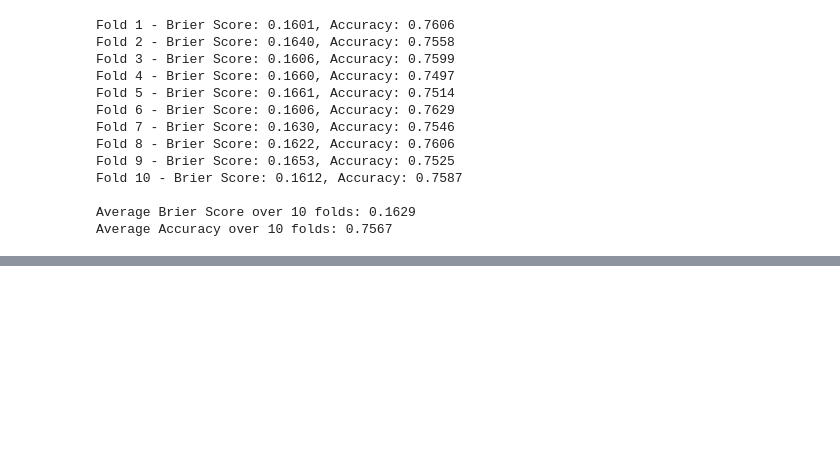
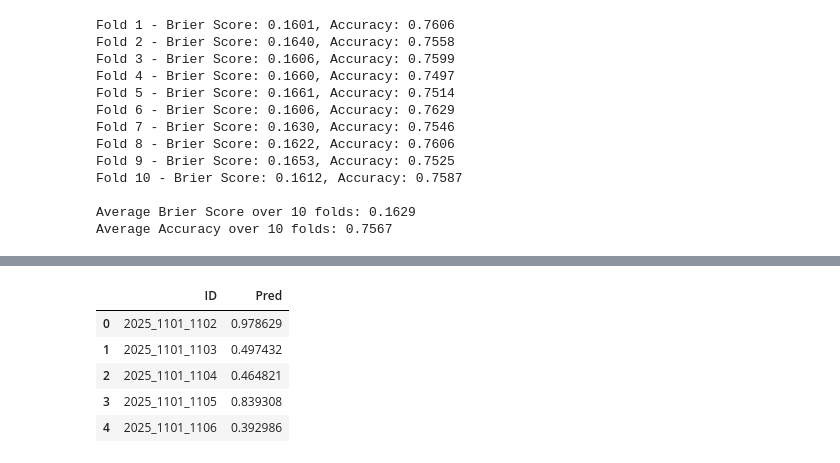
Before and after one commit to sidthakur08/mm-2025, a Jupyter notebook: final_nb.ipynb, the cells around one changed output, grey strips where cells are left out. Cells and saved outputs as stored; diff of their text form; code cells hidden in the pictures; blank space fills up the shorter version.

```diff
--- a/final_nb.ipynb
+++ b/final_nb.ipynb
@@ -254,5 +276,7 @@ final_df.head()
 | 3 | 2003 | 35 | 1250 | 1162 | 1.180624 | 3.828888 | 0.077071 | ... |
 | 4 | 2003 | 37 | 1140 | 1360 | 0.619789 | 1.986108 | 0.035920 | ... |
 # %%
-train_data = final_df[final_df['Season'].isin(range(2003, 2025))].reset_index(drop=True)
-train_data.to_csv('./data/final_train_data.csv', index=False)
+train_dataM = final_dfM[final_dfM['Season'].isin(range(2003, 2025))].reset_index(drop=True)
+train_dataM.to_csv('./data/final_train_dataM.csv', index=False)
+train_dataW = final_dfW[final_dfW['Season'].isin(range(2003, 2025))].reset_index(drop=True)
+train_dataW.to_csv('./data/final_train_dataW.csv', index=False)
@@ -375,11 +453,10 @@ team_data25
 # %%
-def get_preds(df, TeamID_A, TeamID_B):
+def get_preds(df, model, TeamID_A, TeamID_B):
     feature_cols = ['ORPerc_diff_7','TOPerc_diff_7','DefEff_diff_7','EffFG_diff_7','FTPerc_diff_7']
     data_team_A = df[df['Team']==TeamID_A][feature_cols].tail(1).reset_index(drop=True).add_suffix('_A')
     data_team_B = df[df['Team']==TeamID_B][feature_cols].tail(1).reset_index(drop=True).add_suffix('_B')
 
     pred_data = pd.concat([data_team_A, data_team_B], axis=1)
-    display(pred_data)
 
     preds_margin = model.predict(pred_data)
     preds_prob = margin_to_probability(preds_margin)
@@ -439,0 +481,22 @@ array([0.44479585])
+# %%
+%%time
+print("Getting teams.")
+submission_data_xgb = []
+
+c = 0
+for row in tqdm.tqdm(submission.itertuples()):
+    year = row.ID.split('_')[0]
+    teamA_ID = int(row.ID.split('_')[1])
+    teamB_ID = int(row.ID.split('_')[2])
+    label = year + '_' + str(teamA_ID) + '_' + str(teamB_ID)
+
+    try:
+        if (teamA_ID < 3000):
+            submission_data_xgb.append([label, get_preds(df_longM, modelM, teamA_ID, teamB_ID)[0]])
+        else:
+            submission_data_xgb.append([label, get_preds(df_longW, modelW, teamA_ID, teamB_ID)[0]])
+    except Exception as e:
+        print(e)
+        c+=1
+        submission_data_xgb.append([label, 0.5])
+print(c)
@@ -439,0 +508,10 @@ array([0.44479585])
+# %%
+submission_data_xgb_df = pd.DataFrame(submission_data_xgb, columns = ['ID','Pred'])
+submission_data_xgb_df.head()
+# %% [output]
+|  | ID | Pred |
+| 0 | 2025_1101_1102 | 0.978629 |
+| 1 | 2025_1101_1103 | 0.497432 |
+| 2 | 2025_1101_1104 | 0.464821 |
+| 3 | 2025_1101_1105 | 0.839308 |
+| 4 | 2025_1101_1106 | 0.392986 |
```
Also changed, not shown: parts of 21 cells of this notebook, 5 other files.
